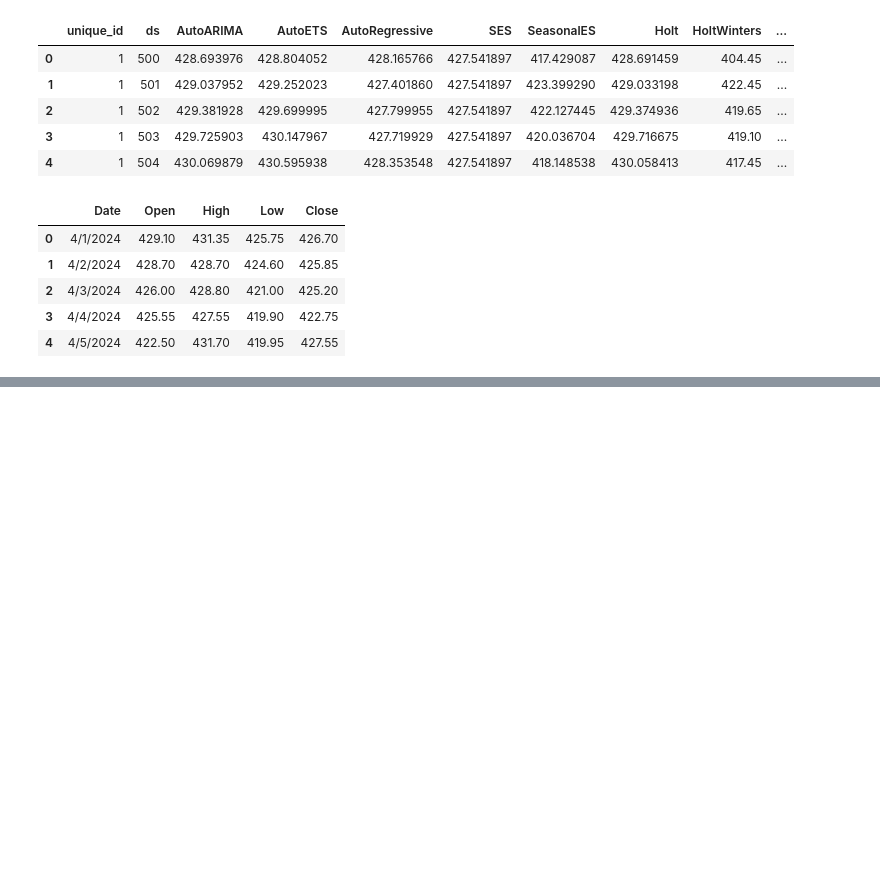
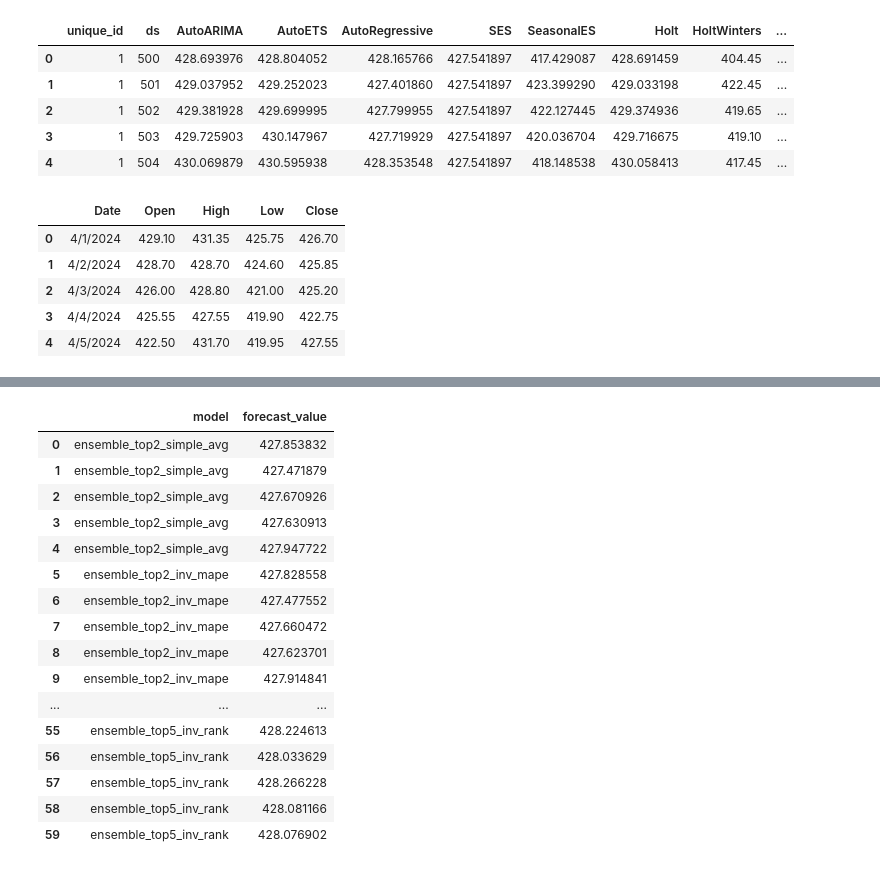
Before and after one commit to Vrunda-Kulkarni/Stock_Price_Prediction, a Jupyter notebook: 02_statsforecast.ipynb, the cells around one changed output, grey strips where cells are left out. Cells and saved outputs as stored; diff of their text form; code cells hidden in the pictures; blank space fills up the shorter version.

```diff
--- a/02_statsforecast.ipynb
+++ b/02_statsforecast.ipynb
@@ -617,0 +786,27 @@ itc_test
+# %%
+# Convert dictionary to long-form DataFrame
+test_ensemble_forecast_df = pd.DataFrame([
+    {"model": model_name, "forecast_value": val}
+    for model_name, forecast_array in test_ensemble_forecasts.items()
+    for val in forecast_array
+])
+# %%
+test_ensemble_forecast_df
+# %% [output]
+|  | model | forecast_value |
+| 0 | ensemble_top2_simple_avg | 427.853832 |
+| 1 | ensemble_top2_simple_avg | 427.471879 |
+| 2 | ensemble_top2_simple_avg | 427.670926 |
+| 3 | ensemble_top2_simple_avg | 427.630913 |
+| 4 | ensemble_top2_simple_avg | 427.947722 |
+| 5 | ensemble_top2_inv_mape | 427.828558 |
+| 6 | ensemble_top2_inv_mape | 427.477552 |
+| 7 | ensemble_top2_inv_mape | 427.660472 |
+| 8 | ensemble_top2_inv_mape | 427.623701 |
+| 9 | ensemble_top2_inv_mape | 427.914841 |
+| ... | ... | ... |
+| 55 | ensemble_top5_inv_rank | 428.224613 |
+| 56 | ensemble_top5_inv_rank | 428.033629 |
+| 57 | ensemble_top5_inv_rank | 428.266228 |
+| 58 | ensemble_top5_inv_rank | 428.081166 |
+| 59 | ensemble_top5_inv_rank | 428.076902 |
```
Also changed, not shown: parts of 10 cells of this notebook.
